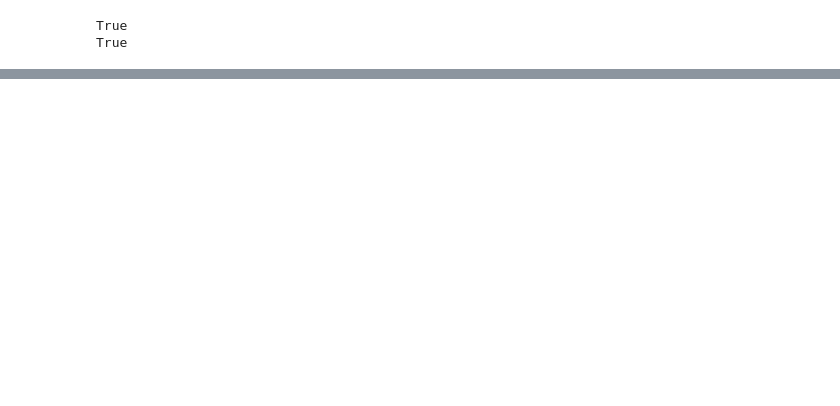
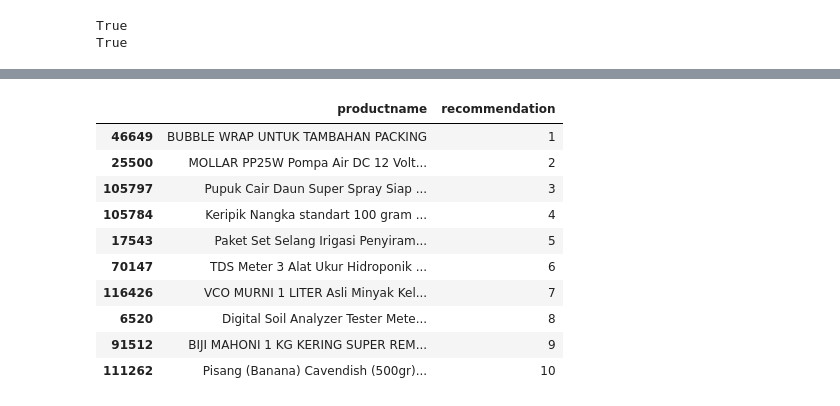
Before and after one commit to AgreaseOnGit/recommender-system, a Jupyter notebook: Recom System.ipynb, the cells around one changed output, grey strips where cells are left out. Drawn from its saved outputs; the diff is of its cells as text; code cells hidden in the pictures; blank space fills up the shorter version.

```diff
--- a/Recom System.ipynb
+++ b/Recom System.ipynb
@@ -306,2 +339,2 @@ Epoch 100/100
 # %%
-model.save('Model/recsysNN_model.h5')
+model = tf.keras.models.load_model('Model/recsysNN_model.h5')
@@ -410,3 +436,35 @@ product_dataset
 149 rows × 8 columns
+# %%
+# get the top 10 recommendation
+top_20_idx = np.argsort(prediction)[-20:][::-1]
+
+# get the product name
+product_names = data['productname']
+
+# filter top_10_idx to ensure it is within bounds
+top_20_idx = [idx for idx in top_20_idx if idx < len(product_names)]
+
+# get the product names for the top 10 recommendations
+top_20_products = product_names.iloc[top_20_idx]
+
+# get top 10 product that is not duplicated
+top_10_products = top_20_products.drop_duplicates().head(10)
+
+# add number of recommendation and predicted probability to the dataframe
+top_10_products = pd.DataFrame(top_10_products)
+top_10_products['recommendation'] = range(1, 11)
+top_10_products
+# %% [output]
+|  | productname | recommendation |
+| 46649 | BUBBLE WRAP UNTUK TAMBAHAN PACKING | 1 |
+| 25500 | MOLLAR PP25W Pompa Air DC 12 Volt... | 2 |
+| 105797 | Pupuk Cair Daun Super Spray Siap ... | 3 |
+| 105784 | Keripik Nangka standart 100 gram ... | 4 |
+| 17543 | Paket Set Selang Irigasi Penyiram... | 5 |
+| 70147 | TDS Meter 3 Alat Ukur Hidroponik ... | 6 |
+| 116426 | VCO MURNI 1 LITER Asli Minyak Kel... | 7 |
+| 6520 | Digital Soil Analyzer Tester Mete... | 8 |
+| 91512 | BIJI MAHONI 1 KG KERING SUPER REM... | 9 |
+| 111262 | Pisang (Banana) Cavendish (500gr)... | 10 |
 # %%
 # get the product details for the top 10 recommendations
```
Also changed, not shown: parts of 54 cells of this notebook, 10 other files.
